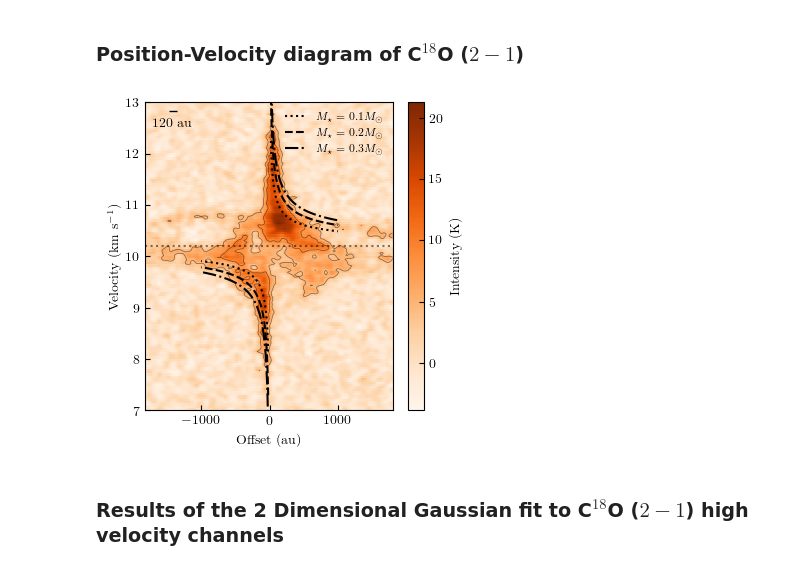
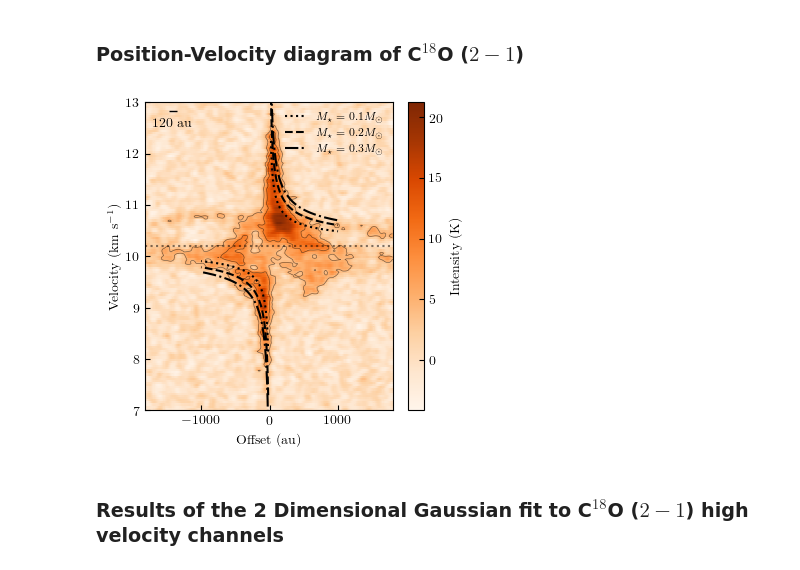
Before and after one commit to tere-valdivia/Barnard_5_infall, a Jupyter notebook: figures.ipynb, the cells around one changed output. Cells and saved outputs as stored; diff of their text form; code cells hidden in the pictures.

```diff
--- a/figures.ipynb
+++ b/figures.ipynb
@@ -1334,7 +1334,7 @@ c18ocubefile = filediralma + 'data/B5IRS1_C18O_robust05_multi_small.fits'
 c18ocubefileK = filediralma + 'data/B5IRS1_C18O_robust05_multi_small_K.fits'
 c18omom0file = filediralma + 'data/B5IRS1_C18O_robust05_multi_mom0.fits'
 c18omom1file = filediralma + 'data/B5IRS1_C18O_robust05_multi_mom1.fits'
-c18opvdiagramfile = filediralma + 'data/B5IRS1_C18O_robust05_multi_K_PV_157.1 degdeg_12arcsec_0.44width_cont_centered.fits'
+c18opvdiagramfile = filediralma + 'data/B5IRS1_C18O_robust05_multi_K_PV_157.1 degdeg_12arcsec_0.4width_cont_centered.fits'
 regions_alma_C18O_spectra = filediralma + 'region_plot_C18O.reg'
 rms_mom0_c18o = 0.007 # Jy/b km/s
 freq_C18O = 219.560354 * u.GHz
@@ -2259,7 +2261,7 @@ if savefig:
 ### Position-Velocity diagram of C$^{18}$O ($2-1$)
 # %%
 savefigure = True
-figname = figurefolder + 'B5IRS1_C18O_robust05_multi_K_PV_157.1deg_12arcsec_0.44width.pdf'
+figname = figurefolder + 'B5IRS1_C18O_robust05_multi_K_PV_157.1deg_12arcsec_0.4width.pdf'
 
 velinitpv = 7 * u.km/u.s
 velendpv = 13 * u.km/u.s
@@ -2280,34 +2282,34 @@ distance_array = offset_array.value * arcsectoau * u.au
 # we create the meshgrid to plot
 offset, vel = np.meshgrid(distance_array, vel_array)
 
 # we define the Keplerian lines we plot
 radius = np.linspace(20, 1000, 1000) * u.au
 radius_neg = -1 * radius
 masses = np.array([0.1, 0.2, 0.3]) * u.Msun
 inclination = 77 # degrees, inclination of the disk
 velocity_peri, velocity_neg_peri = v_kepler_array(masses, radius, inclination)
 
 fig = plt.figure(figsize=(4,4))
 ax = fig.add_subplot(111)
 pcolor = ax.pcolor(offset.value, vel.value, pvdata, shading='auto', cmap='Oranges')
 contours = ax.contour(offset.value, vel.value, pvdata, 0.9*np.array([5, 10]), colors='k', linewidths=0.5, alpha=0.5)
 fig.colorbar(pcolor, ax=ax, label=r'Intensity (K)')
 linestyles = [':','--', '-.']
 ax.axhline(10.2, color='k', ls=':', alpha=0.5)
 ax.set_ylim([velinitpv.value, velendpv.value])
 for i, m in enumerate(masses):
     ax.plot(radius, velocity_peri[i], color='k', ls=linestyles[i], label=r'$M_{\star}='+str(m.value)+r'M_{\odot}$')
     ax.plot(radius_neg, velocity_neg_peri[i], color='k', ls=linestyles[i])
 ax.legend(fontsize=8, frameon=False)
 bar = AnchoredSizeBar(ax.transData, 120, '120 au', 2, pad=0.1, borderpad=0.5, sep=5,  frameon=False, color='k')#, size_vertical=0.08)
 ax.add_artist(bar)
 ax.set_xlabel('Offset (au)')
 ax.set_ylabel(r'Velocity (km s$^{-1}$)')
 
 if savefigure:
     fig.savefig(figname, bbox_inches='tight', dpi=200)
 # %% [output]
-[figure, old version]
+[figure, new version]
 # %% [markdown]
 ### Results of the 2 Dimensional Gaussian fit to C$^{18}$O ($2-1$) high velocity channels
 # %%
```
Also changed, not shown: parts of 2 cells of this notebook, 35 other files.
